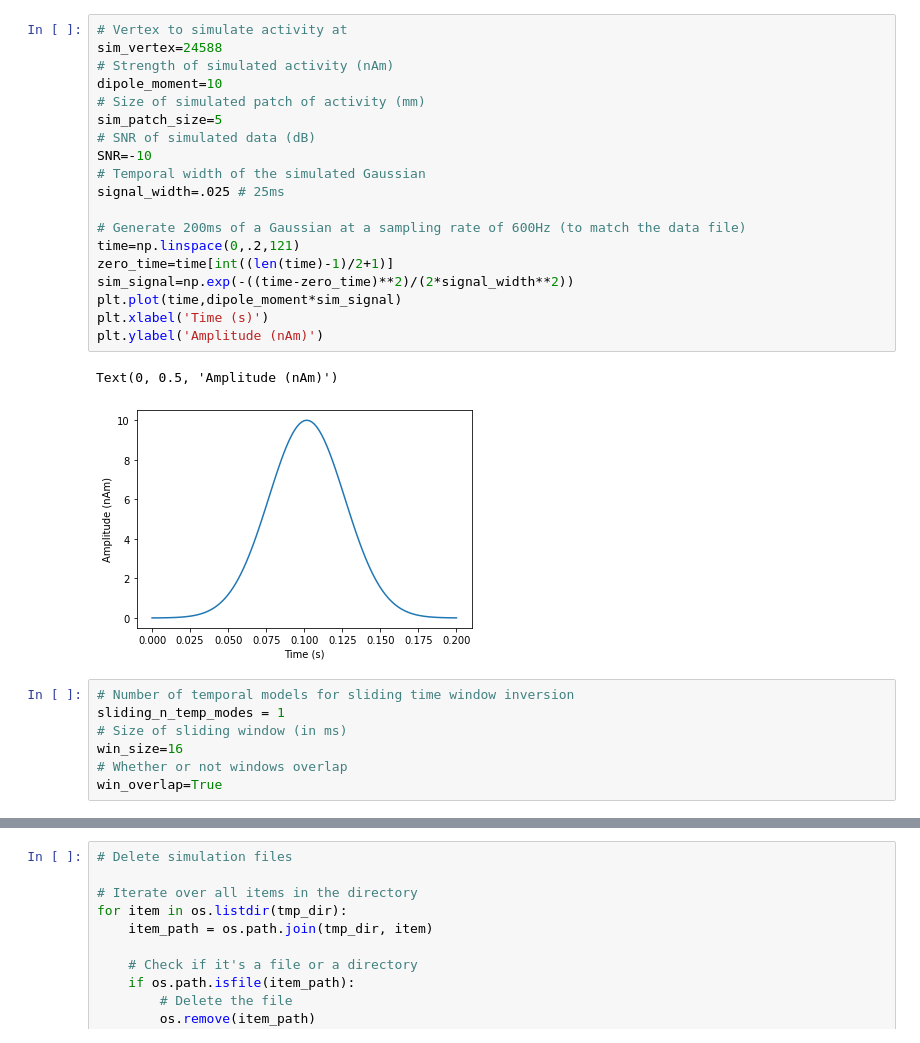
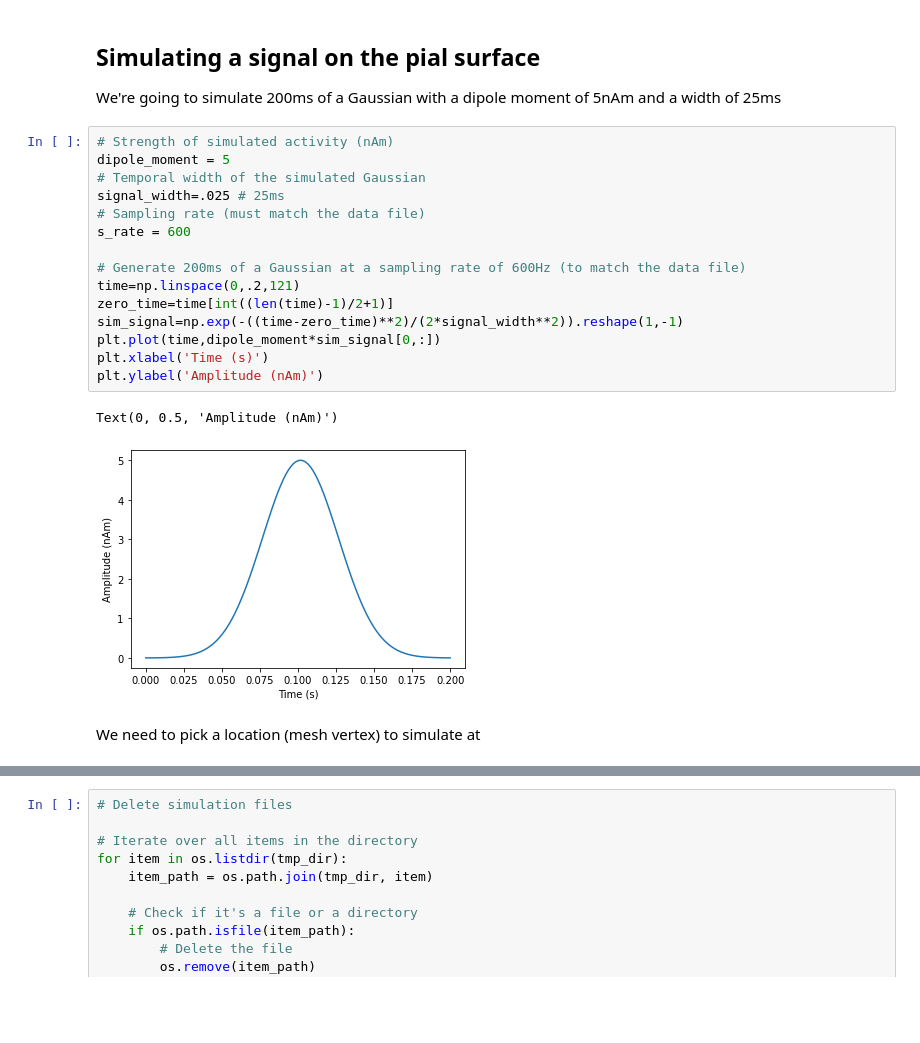
Before and after one commit to danclab/laMEG, a Jupyter notebook: tutorials/sim_sliding_win_model_comparison.ipynb, the cells around one changed output, grey strips where cells are left out. Cells and saved outputs as stored; diff of their text form; blank space fills up the shorter version.

```diff
--- a/tutorials/sim_sliding_win_model_comparison.ipynb
+++ b/tutorials/sim_sliding_win_model_comparison.ipynb
@@ -72,32 +113,26 @@ coregister(nas, lpa, rpa, mri_fname, multilayer_mesh_fname, base_fname)
 # %% [output]
 Smoothing ../test_output/sub-104/multilayer.11.ds.link_vector.gii
 FWHM of 5.00 is approx 3.33 times vertex spacing
+# %% [markdown]
+## Simulating a signal on the pial surface
+We're going to simulate 200ms of a Gaussian with a dipole moment of 5nAm and a width of 25ms
 # %%
-# Vertex to simulate activity at
-sim_vertex=24588
 # Strength of simulated activity (nAm)
-dipole_moment=10
-# Size of simulated patch of activity (mm)
-sim_patch_size=5
-# SNR of simulated data (dB)
-SNR=-10
+dipole_moment = 5
 # Temporal width of the simulated Gaussian
 signal_width=.025 # 25ms
+# Sampling rate (must match the data file)
+s_rate = 600
 
 # Generate 200ms of a Gaussian at a sampling rate of 600Hz (to match the data file)
 time=np.linspace(0,.2,121)
 zero_time=time[int((len(time)-1)/2+1)]
-sim_signal=np.exp(-((time-zero_time)**2)/(2*signal_width**2))
-plt.plot(time,dipole_moment*sim_signal)
+sim_signal=np.exp(-((time-zero_time)**2)/(2*signal_width**2)).reshape(1,-1)
+plt.plot(time,dipole_moment*sim_signal[0,:])
 plt.xlabel('Time (s)')
 plt.ylabel('Amplitude (nAm)')
 # %% [output]
 Text(0, 0.5, 'Amplitude (nAm)')
-[figure, old version]
+[figure, new version]
-# %%
-# Number of temporal models for sliding time window inversion
-sliding_n_temp_modes = 1
-# Size of sliding window (in ms)
-win_size=16
-# Whether or not windows overlap
-win_overlap=True
+# %% [markdown]
+We need to pick a location (mesh vertex) to simulate at
```
Also changed, not shown: parts of 26 cells of this notebook, 1 other file.
